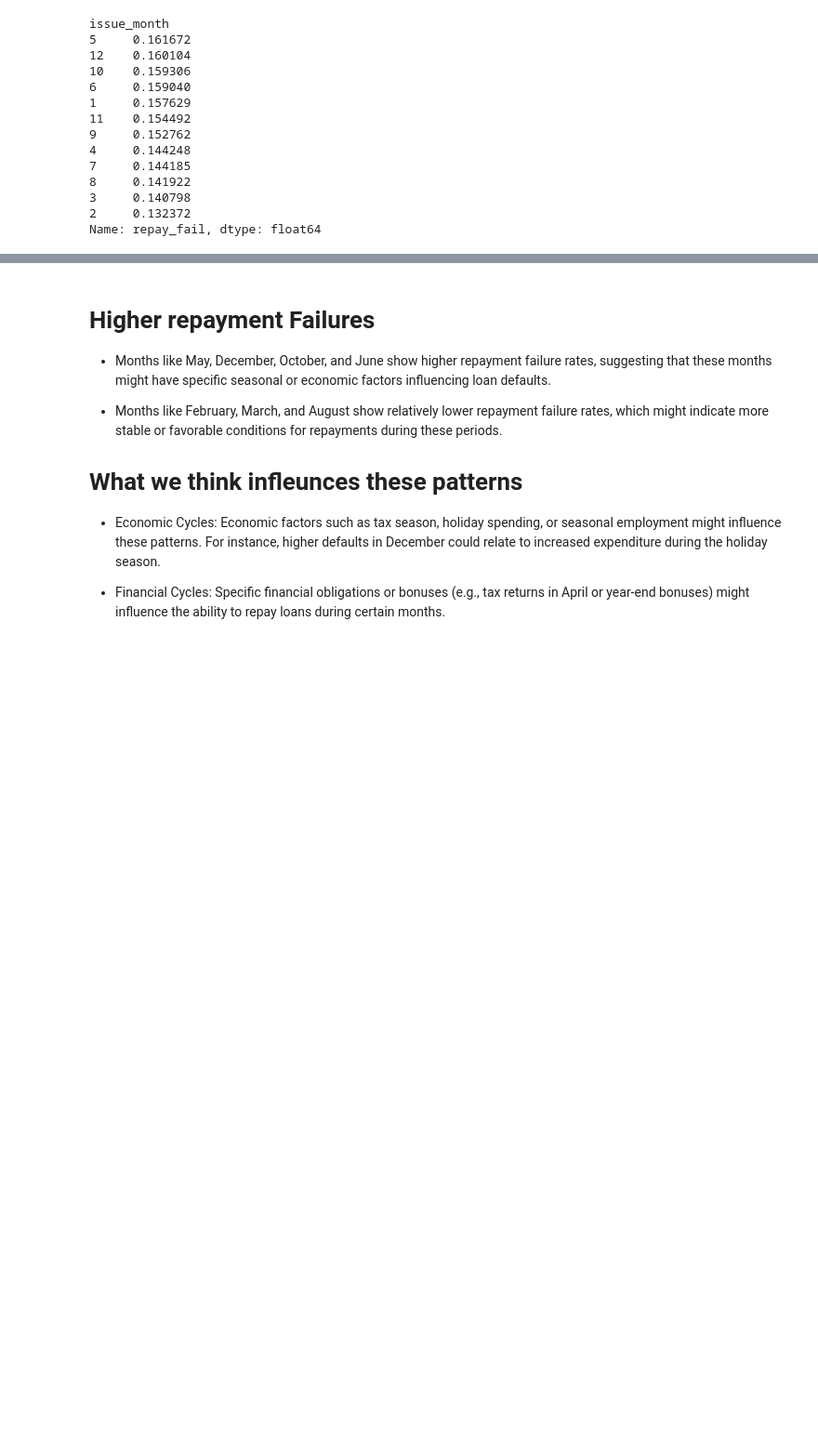
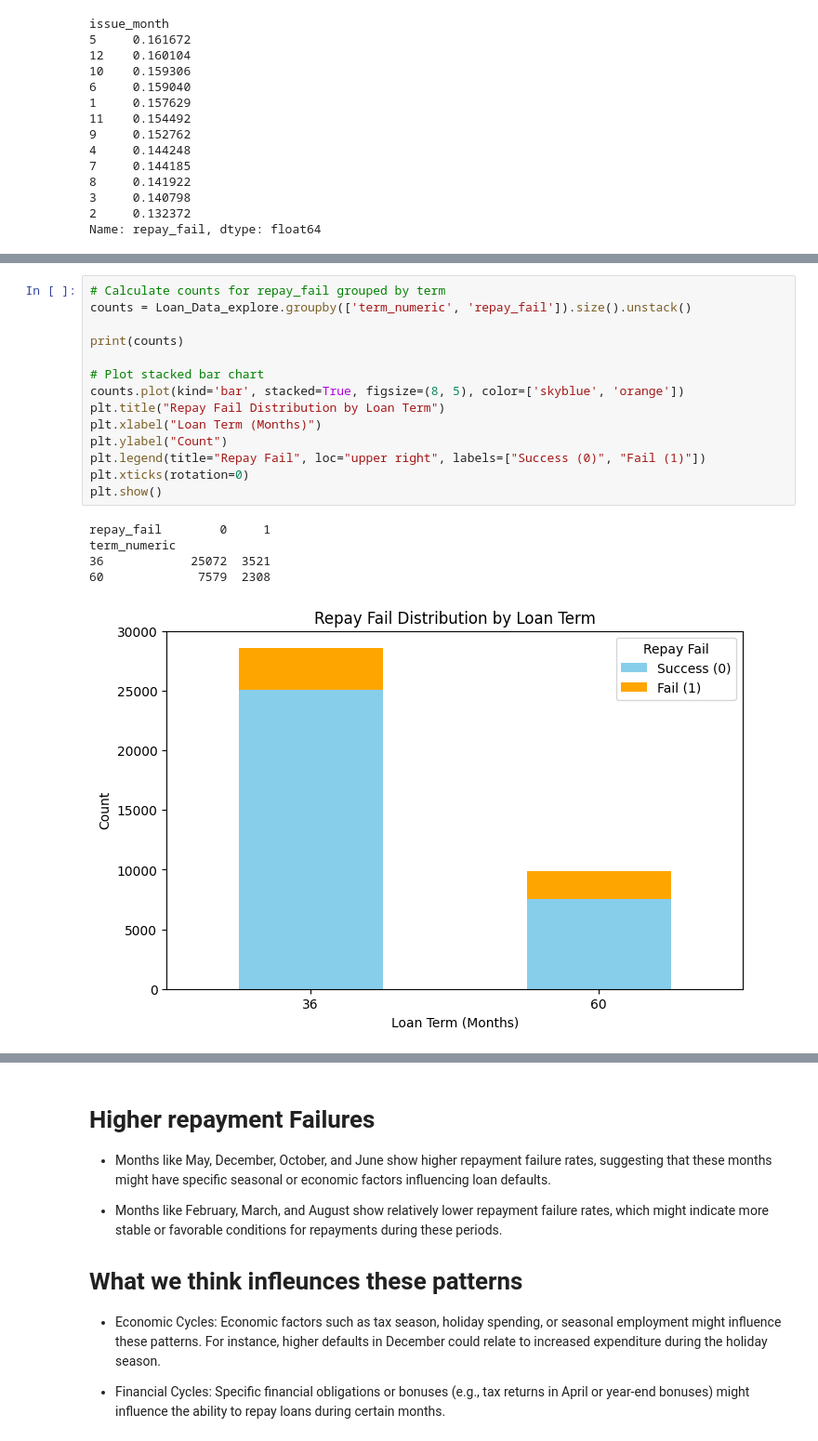
Before and after one commit to jyounes23/LoanDefaultPredictor, a Jupyter notebook: finalProject copy.ipynb, the cells around one changed output, grey strips where cells are left out. Shown at 93% size. Drawn from its saved outputs; the diff is of its cells as text; blank space fills up the shorter version.

```diff
--- a/finalProject copy.ipynb
+++ b/finalProject copy.ipynb
@@ -566,0 +609,20 @@ Name: repay_fail, dtype: float64
+# %%
+# Calculate counts for repay_fail grouped by term
+counts = Loan_Data_explore.groupby(['term_numeric', 'repay_fail']).size().unstack()
+
+print(counts)
+
+# Plot stacked bar chart
+counts.plot(kind='bar', stacked=True, figsize=(8, 5), color=['skyblue', 'orange'])
+plt.title("Repay Fail Distribution by Loan Term")
+plt.xlabel("Loan Term (Months)")
+plt.ylabel("Count")
+plt.legend(title="Repay Fail", loc="upper right", labels=["Success (0)", "Fail (1)"])
+plt.xticks(rotation=0)
+plt.show()
+# %% [output]
+repay_fail        0     1
+term_numeric
+36            25072  3521
+60             7579  2308
+[figure, added]
```
Also changed, not shown: parts of 9 cells of this notebook.
